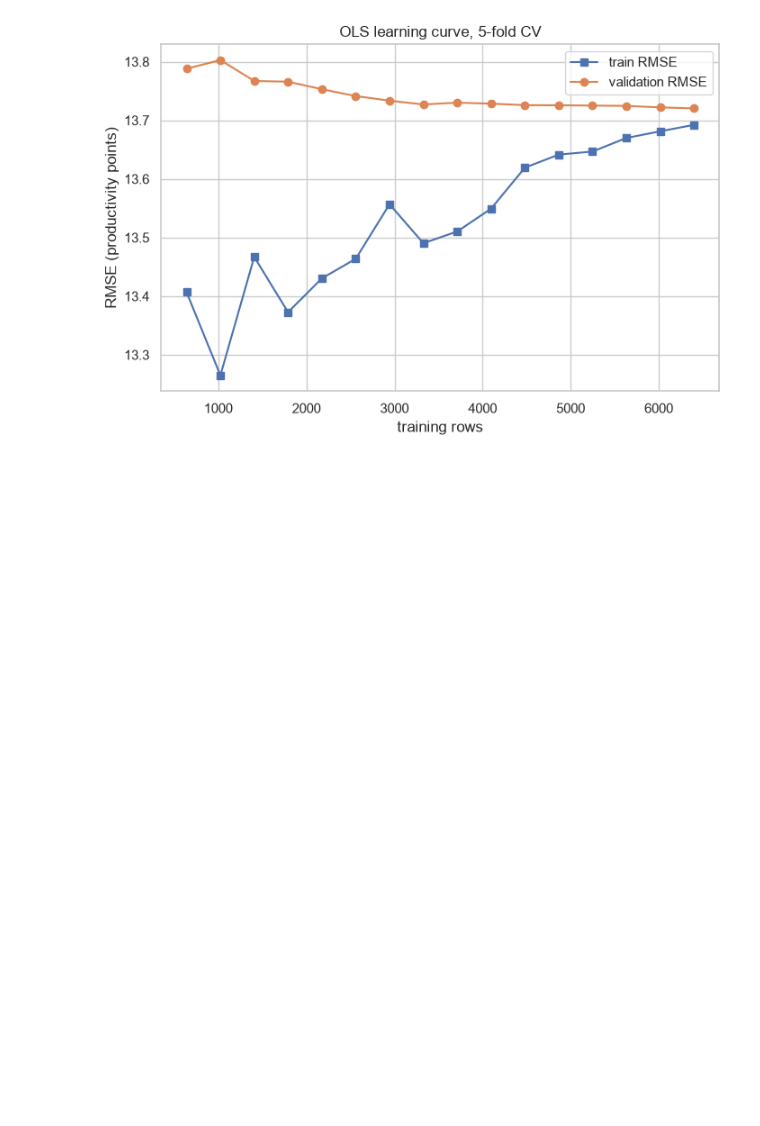
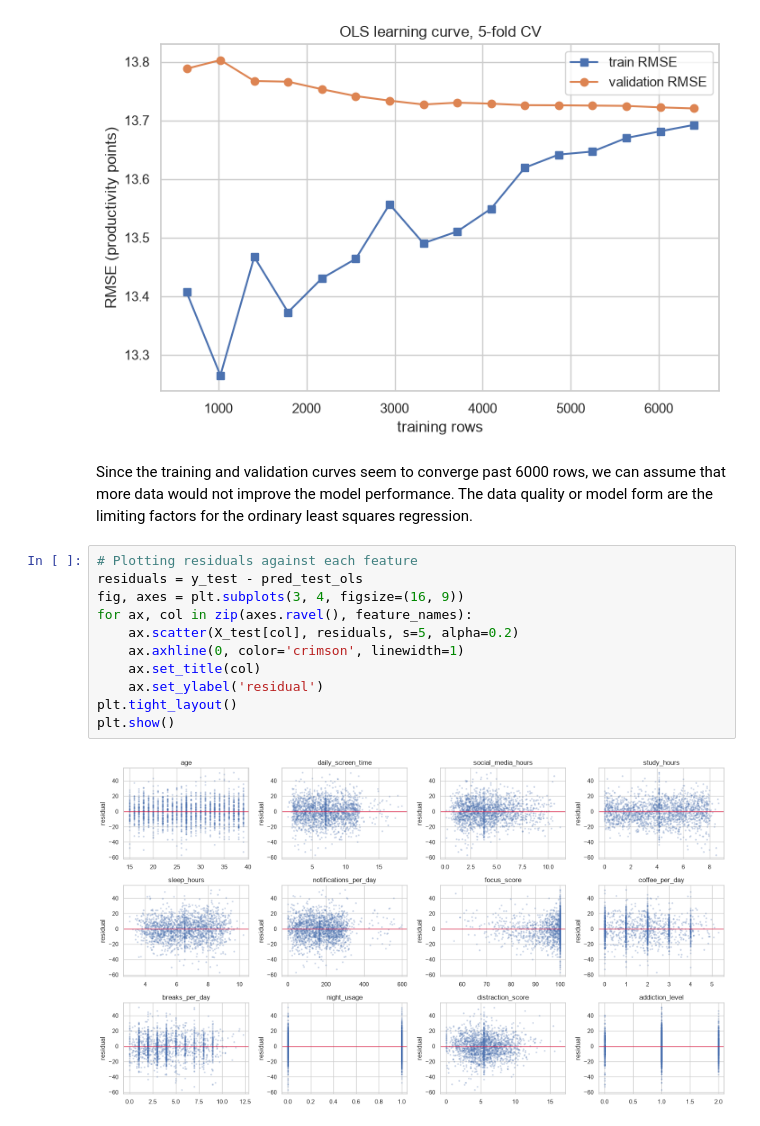
Before and after one commit to emfallat/CS5100-Final-Project, a Jupyter notebook: productivity.ipynb, the cells around one changed output. Saved outputs shown, nothing was run; the diff lists cells and outputs as text; blank space fills up the shorter version.

Commit message:
risiduals agains features plot

```diff
--- a/productivity.ipynb
+++ b/productivity.ipynb
@@ -403,3 +403,18 @@ ax.legend()
 plt.show()
 # %% [output]
 [figure]
+# %% [markdown]
+Since the training and validation curves seem to converge past 6000 rows, we can assume that more data would not improve the model performance. The data quality or model form are the limiting factors for the ordinary least squares regression.
+# %%
+# Plotting residuals against each feature
+residuals = y_test - pred_test_ols
+fig, axes = plt.subplots(3, 4, figsize=(16, 9))
+for ax, col in zip(axes.ravel(), feature_names):
+    ax.scatter(X_test[col], residuals, s=5, alpha=0.2)
+    ax.axhline(0, color='crimson', linewidth=1)
+    ax.set_title(col)
+    ax.set_ylabel('residual')
+plt.tight_layout()
+plt.show()
+# %% [output]
+[figure, added]
```
Also changed, not shown: parts of 1 cell of this notebook.
